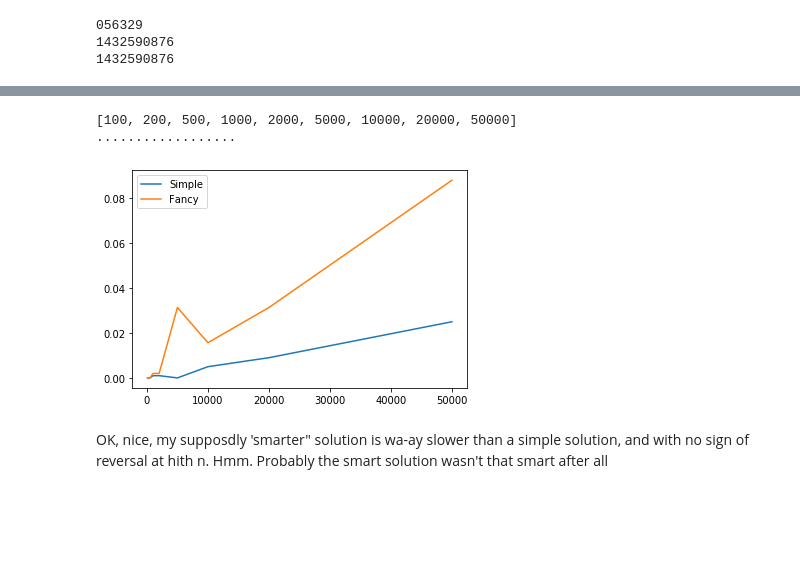
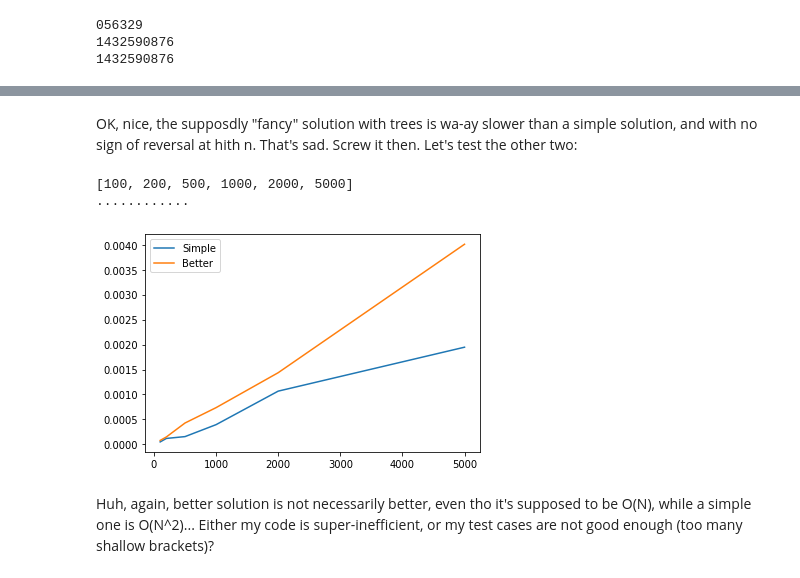
Before and after one commit to khakhalin/Sketches, a Jupyter notebook: lil_problems/reverse_in_parentheses.ipynb, the cells around one changed output, grey strips where cells are left out. Drawn from its saved outputs; the diff is of its cells as text; code cells hidden in the pictures; blank space fills up the shorter version.

```diff
--- a/lil_problems/reverse_in_parentheses.ipynb
+++ b/lil_problems/reverse_in_parentheses.ipynb
@@ -150,0 +204,27 @@ for i in range(n_tests):
+# %%
+# Benchmarking
+
+f = Solution()
+lengths = [j*10**i for i in range(2,4) for j in [1,2,5]]
+print(lengths)
+methods = [simple, f.process, better]
+methodNames = ['Simple','Awkward','Better']
+n_tries = 10
+
+history = np.zeros(shape=(len(lengths),len(methods)))
+for ifun in range(len(methods)):
+    fun = methods[ifun]
+    for il in range(len(lengths)):
+        for _ in range(n_tries):
+            s = generate(lengths[il])
+            tic = time.time()
+            fun(s)
+            history[il,ifun] += time.time()-tic
+        print('.',end='')
+history = history/n_tries
+
+# plotting
+
+for i in range(history.shape[1]):
+    plt.plot(lengths,history[:,i]);
+plt.legend(methodNames);
@@ -151,35 +235,37 @@ for i in range(n_tests):
+# %% [markdown]
+OK, nice, the supposdly "fancy" solution with trees is wa-ay slower than a simple solution, and with no sign of reversal at hith n. That's sad. Screw it then. Let's test the other two:
 # %%
-# Benchmarking
+# Benchmarking, 2 solutions only
 
 import time
 import matplotlib.pyplot as plt
 
-f = Solution()
-lengths = [j*10**i for i in range(2,5) for j in [1,2,5]]
+lengths = [j*10**i for i in range(2,4) for j in [1,2,5]]
 print(lengths)
-methods = [simple, f.process]
-n_tries = 1
+methods = [simple, better]
+methodNames = ['Simple','Better']
+n_tries = 100
 
-history = np.zeros(shape=(len(lengths),2))
+history = np.zeros(shape=(len(lengths),len(methods)))
 for ifun in range(len(methods)):
     fun = methods[ifun]
     for il in range(len(lengths)):
         for _ in range(n_tries):
             s = generate(lengths[il])
             tic = time.time()
             fun(s)
             history[il,ifun] += time.time()-tic
         print('.',end='')
 history = history/n_tries
 
 # plotting
 
 for i in range(history.shape[1]):
     plt.plot(lengths,history[:,i]);
-plt.legend(['Simple','Fancy']);
+plt.legend(methodNames);
 # %% [output]
-[100, 200, 500, 1000, 2000, 5000, 10000, 20000, 50000]
-..................
+[100, 200, 500, 1000, 2000, 5000]
+............
-[figure, old version]
+[figure, new version]
-# %% [markdown]
-OK, nice, my supposdly 'smarter" solution is wa-ay slower than a simple solution, and with no sign of reversal at hith n. Hmm. Probably the smart solution wasn't that smart after all
+# %% [markdown]
+Huh, again, better solution is not necessarily better, even tho it's supposed to be O(N), while a simple one is O(N^2)... Either my code is super-inefficient, or my test cases are not good enough (too many shallow brackets)?
```
Also changed, not shown: parts of 6 cells of this notebook, 1 other file.
